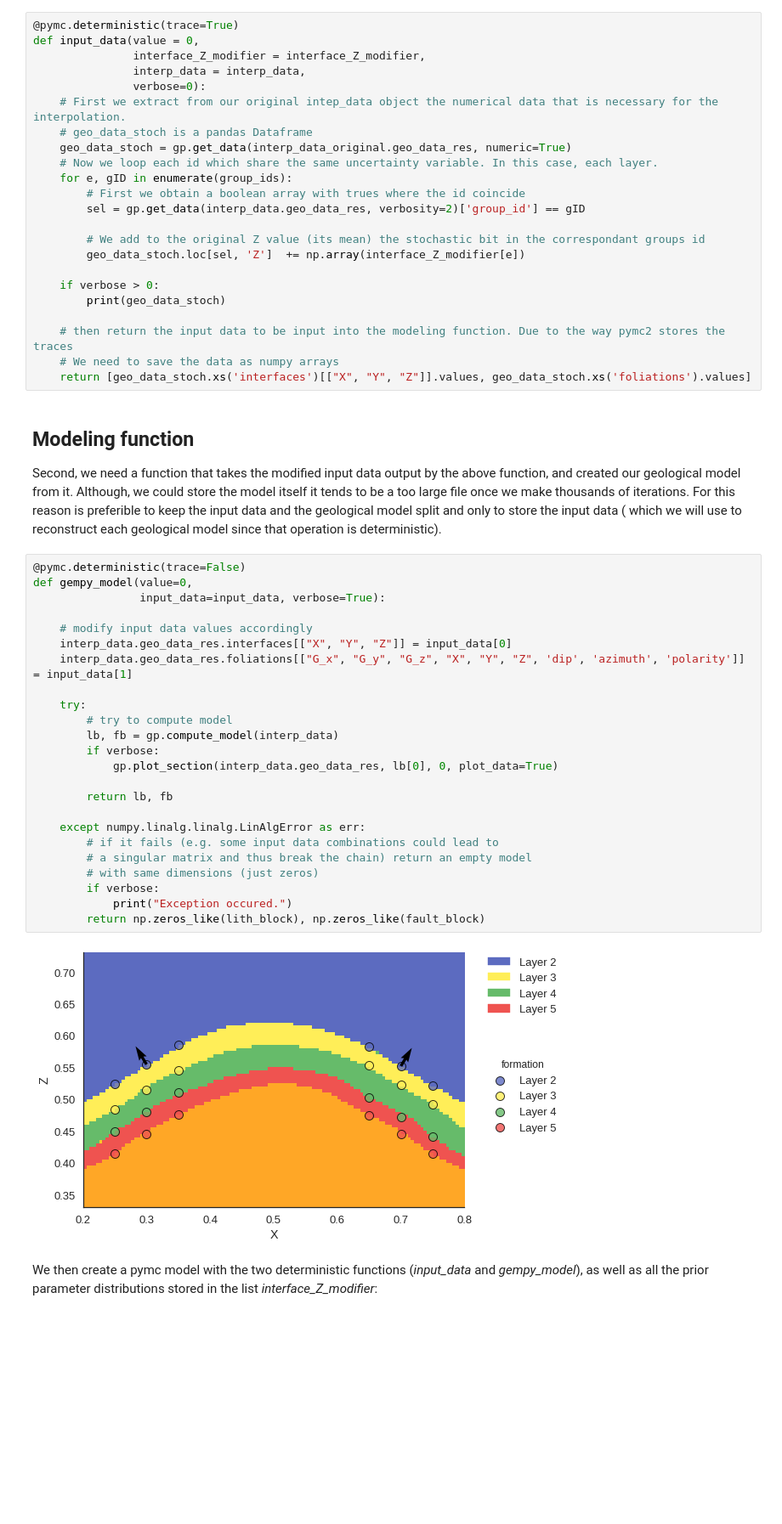
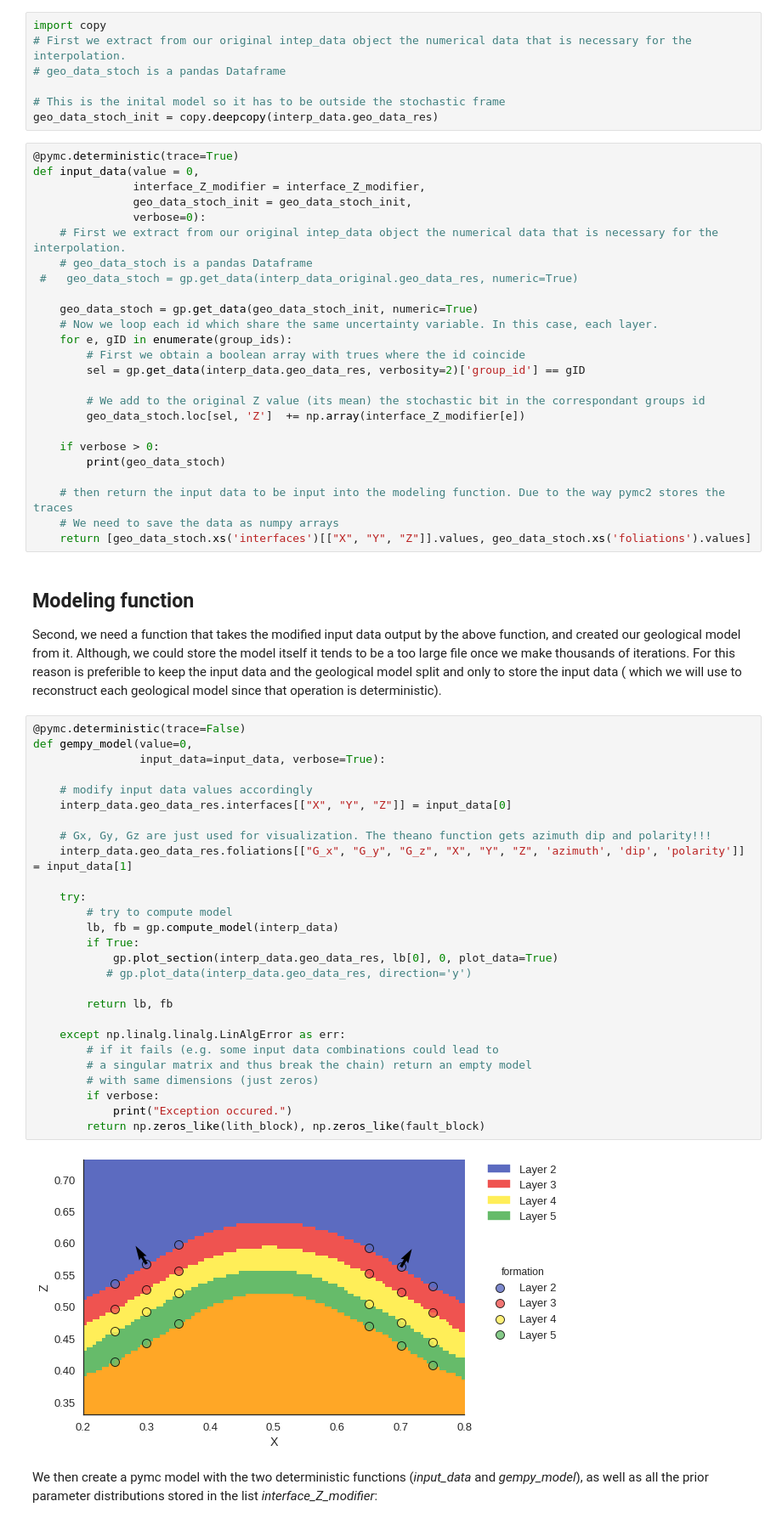
Before and after one commit to gempy-project/gempy, a Jupyter notebook: Tutorial/ch3.ipynb, the cells around one changed output. Shown at 85% size. Saved outputs shown, nothing was run; the diff lists cells and outputs as text; blank space fills up the shorter version.

```diff
--- a/Tutorial/ch3.ipynb
+++ b/Tutorial/ch3.ipynb
@@ -195,15 +191,24 @@ plt.ylabel("n");
 First we need to write a function which modifies the input data for each iteration of the stochastic simulation. As this process is highly dependant on the simulation (e.g. what input parameters you want modified in which way), this process generally can't be automated.
 
 The idea is to change the column Z (in this case) of the rescaled dataframes in our interp_data object (which can be found in interp_data.geo_data_res). First we simply create the pandas Dataframes we are interested on:
+# %%
+import copy
+# First we extract from our original intep_data object the numerical data that is necessary for the interpolation.
+# geo_data_stoch is a pandas Dataframe
+
+# This is the inital model so it has to be outside the stochastic frame
+geo_data_stoch_init = copy.deepcopy(interp_data.geo_data_res)
 # %%
 @pymc.deterministic(trace=True)
 def input_data(value = 0,
                interface_Z_modifier = interface_Z_modifier,
-               interp_data = interp_data,
+               geo_data_stoch_init = geo_data_stoch_init,
                verbose=0):
     # First we extract from our original intep_data object the numerical data that is necessary for the interpolation.
     # geo_data_stoch is a pandas Dataframe
-    geo_data_stoch = gp.get_data(interp_data_original.geo_data_res, numeric=True)
+ #   geo_data_stoch = gp.get_data(interp_data_original.geo_data_res, numeric=True)
+
+    geo_data_stoch = gp.get_data(geo_data_stoch_init, numeric=True)
     # Now we loop each id which share the same uncertainty variable. In this case, each layer.
     for e, gID in enumerate(group_ids):
         # First we obtain a boolean array with trues where the id coincide
@@ -225,29 +230,32 @@ Second, we need a function that takes the modified input data output by the abov
 # %%
 @pymc.deterministic(trace=False)
 def gempy_model(value=0,
                 input_data=input_data, verbose=True):
 
     # modify input data values accordingly
     interp_data.geo_data_res.interfaces[["X", "Y", "Z"]] = input_data[0]
-    interp_data.geo_data_res.foliations[["G_x", "G_y", "G_z", "X", "Y", "Z", 'dip', 'azimuth', 'polarity']] = input_data[1]
+
+    # Gx, Gy, Gz are just used for visualization. The theano function gets azimuth dip and polarity!!!
+    interp_data.geo_data_res.foliations[["G_x", "G_y", "G_z", "X", "Y", "Z", 'azimuth', 'dip', 'polarity']] = input_data[1]
 
     try:
         # try to compute model
         lb, fb = gp.compute_model(interp_data)
-        if verbose:
+        if True:
             gp.plot_section(interp_data.geo_data_res, lb[0], 0, plot_data=True)
+           # gp.plot_data(interp_data.geo_data_res, direction='y')
 
         return lb, fb
 
-    except numpy.linalg.linalg.LinAlgError as err:
+    except np.linalg.linalg.LinAlgError as err:
         # if it fails (e.g. some input data combinations could lead to
         # a singular matrix and thus break the chain) return an empty model
         # with same dimensions (just zeros)
         if verbose:
             print("Exception occured.")
         return np.zeros_like(lith_block), np.zeros_like(fault_block)
 # %% [output]
-[figure, old version]
+[figure, new version]
 # %% [markdown]
 We then create a pymc model with the two deterministic functions (*input_data* and *gempy_model*), as well as all the prior parameter distributions stored in the list *interface_Z_modifier*:
 # %%
```
Also changed, not shown: parts of 15 cells of this notebook, 37 other files.
